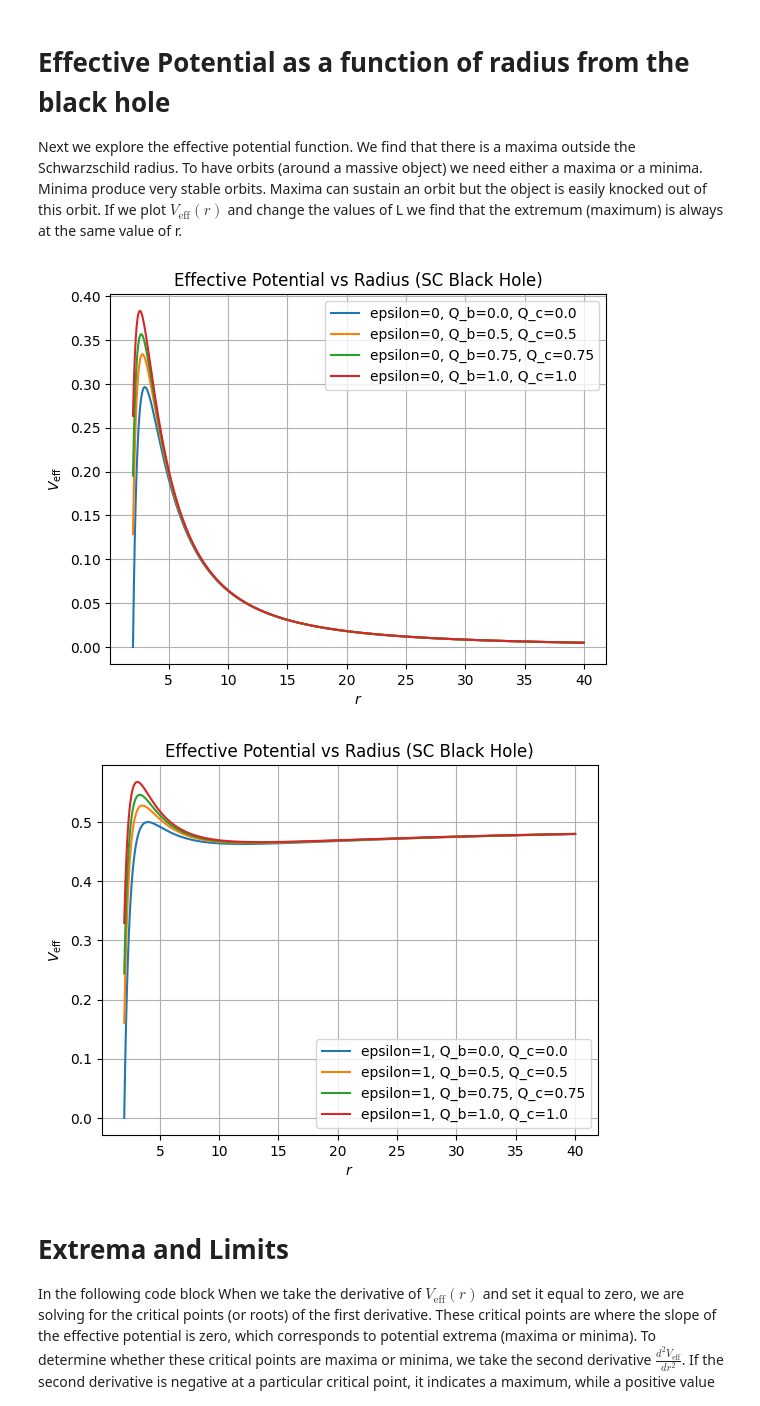
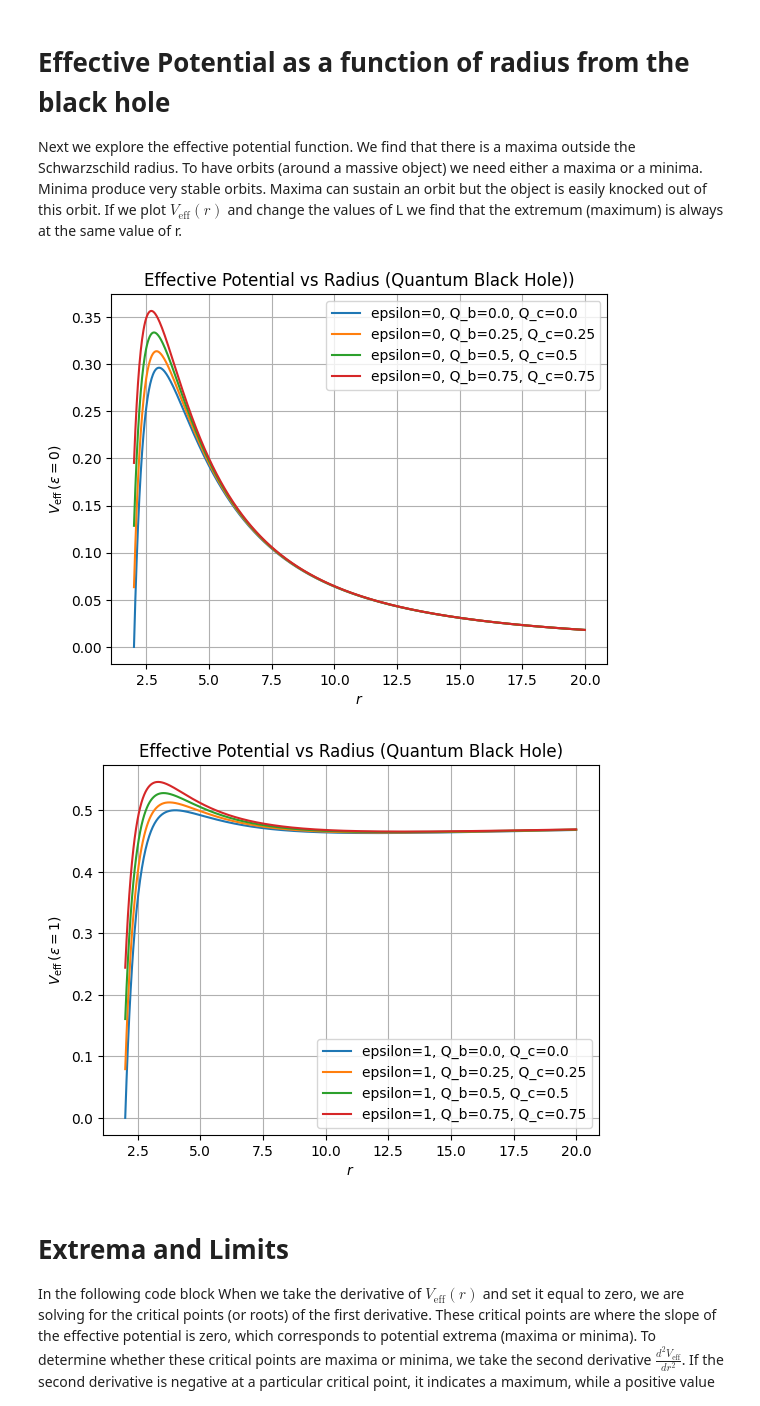
Before and after one commit to AdamSmithOrlik/quantum-black-holes, a Jupyter notebook: sue/research-2.ipynb, the cells around one changed output. Cells and saved outputs as stored; diff of their text form; code cells hidden in the pictures.

```diff
--- a/sue/research-2.ipynb
+++ b/sue/research-2.ipynb
@@ -112,16 +140,16 @@ Here we assign values for Mass (central massive object), and Energy and Angular
 # %%
 # block 3 - assign values for mass, energy, and angular momentum
 M1 = 1.0
-rs1 = rad_sc(M1)
-r1 = 20 * rs1
+rs1 = r_sc(M1)
+r1 = 10 * rs1
 Q_b0 = 0.0
-Q_b1 = 0.5
-Q_b2 = 0.75
-Q_b3 = 1.0
+Q_b1 = 0.25
+Q_b2 = 0.5
+Q_b3 = 0.75
 Q_c0 = 0.0
-Q_c1 = 0.5
-Q_c2 = 0.75
-Q_c3 = 1.0
+Q_c1 = 0.25
+Q_c2 = 0.5
+Q_c3 = 0.75
 
 # conserved quantities (constants)
 E1 = 1.1 # energy of orbiting particle
@@ -144,7 +172,7 @@ h(r) = 1600.0000000000305
 
 Next we explore the effective potential function. We find that there is a maxima outside the Schwarzschild radius. To have orbits (around a massive object) we need either a maxima or a minima. Minima produce very stable orbits. Maxima can sustain an orbit but the object is easily knocked out of this orbit. If we plot $V_{\text{eff}}(r)$ and change the values of L we find that the extremum (maximum) is always at the same value of r.
 # %%
-# block 4 - calculate v_eff as a function of radius given M (black hole mass), L (particles's angular momentum)
+# block 4 - calculate v_eff as a function of r given M (black hole mass), L (particles's angular momentum)
 # span of r values
 r_vals = np.linspace(rs1, r1, 1000)
 
@@ -152,39 +180,39 @@ r_vals = np.linspace(rs1, r1, 1000)
 v_eff_vals_Q0 = np.array([v_eff(i, M1, L1, Q_b0, Q_c0, epsilon=0) for i in r_vals])
 v_eff_vals_Q1 = np.array([v_eff(i, M1, L1, Q_b1, Q_c1, epsilon=0) for i in r_vals])
 v_eff_vals_Q2 = np.array([v_eff(i, M1, L1, Q_b2, Q_c2, epsilon=0) for i in r_vals])
 v_eff_vals_Q3 = np.array([v_eff(i, M1, L1, Q_b3, Q_c3, epsilon=0) for i in r_vals])
 
 # get list of effective potential values for sigma=1
 v_eff_vals_Q0_1 = np.array([v_eff(i, M1, L1, Q_b0, Q_c0, epsilon=1) for i in r_vals])
 v_eff_vals_Q1_1 = np.array([v_eff(i, M1, L1, Q_b1, Q_c1, epsilon=1) for i in r_vals])
 v_eff_vals_Q2_1 = np.array([v_eff(i, M1, L1, Q_b2, Q_c2, epsilon=1) for i in r_vals])
 v_eff_vals_Q3_1 = np.array([v_eff(i, M1, L1, Q_b3, Q_c3, epsilon=1) for i in r_vals])
 
 # Plot the results epsilon = 0
 plt.plot(r_vals, v_eff_vals_Q0, label=f'epsilon=0, Q_b={Q_b0}, Q_c={Q_c0}')
 plt.plot(r_vals, v_eff_vals_Q1, label=f'epsilon=0, Q_b={Q_b1}, Q_c={Q_c1}')
 plt.plot(r_vals, v_eff_vals_Q2, label=f'epsilon=0, Q_b={Q_b2}, Q_c={Q_c2}')
 plt.plot(r_vals, v_eff_vals_Q3, label=f'epsilon=0, Q_b={Q_b3}, Q_c={Q_c3}')
 plt.xlabel(r'$r$')
-plt.ylabel(r'$V_{\rm eff}$')
-plt.title('Effective Potential vs Radius (SC Black Hole)')
+plt.ylabel(r'$V_{\rm eff} \, (\epsilon = 0)$')
+plt.title('Effective Potential vs Radius (Quantum Black Hole))')
 plt.legend()
 plt.grid(True)
 plt.show()
 # Plot the results epsilon = 1
 plt.plot(r_vals, v_eff_vals_Q0_1, label=f'epsilon=1, Q_b={Q_b0}, Q_c={Q_c0}')
 plt.plot(r_vals, v_eff_vals_Q1_1, label=f'epsilon=1, Q_b={Q_b1}, Q_c={Q_c1}')
 plt.plot(r_vals, v_eff_vals_Q2_1, label=f'epsilon=1, Q_b={Q_b2}, Q_c={Q_c2}')
 plt.plot(r_vals, v_eff_vals_Q3_1, label=f'epsilon=1, Q_b={Q_b3}, Q_c={Q_c3}')
 plt.xlabel(r'$r$')
-plt.ylabel(r'$V_{\rm eff}$')
-plt.title('Effective Potential vs Radius (SC Black Hole)')
+plt.ylabel(r'$V_{\rm eff} \, (\epsilon = 1)$')
+plt.title('Effective Potential vs Radius (Quantum Black Hole)')
 plt.legend()
 plt.grid(True)
 plt.show()
 # %% [output]
-[figure, old version]
+[figure, new version]
-[figure, old version]
+[figure, new version]
 # %% [markdown]
 # Extrema and Limits
 
```
Also changed, not shown: parts of 13 cells of this notebook, 1 other file.
